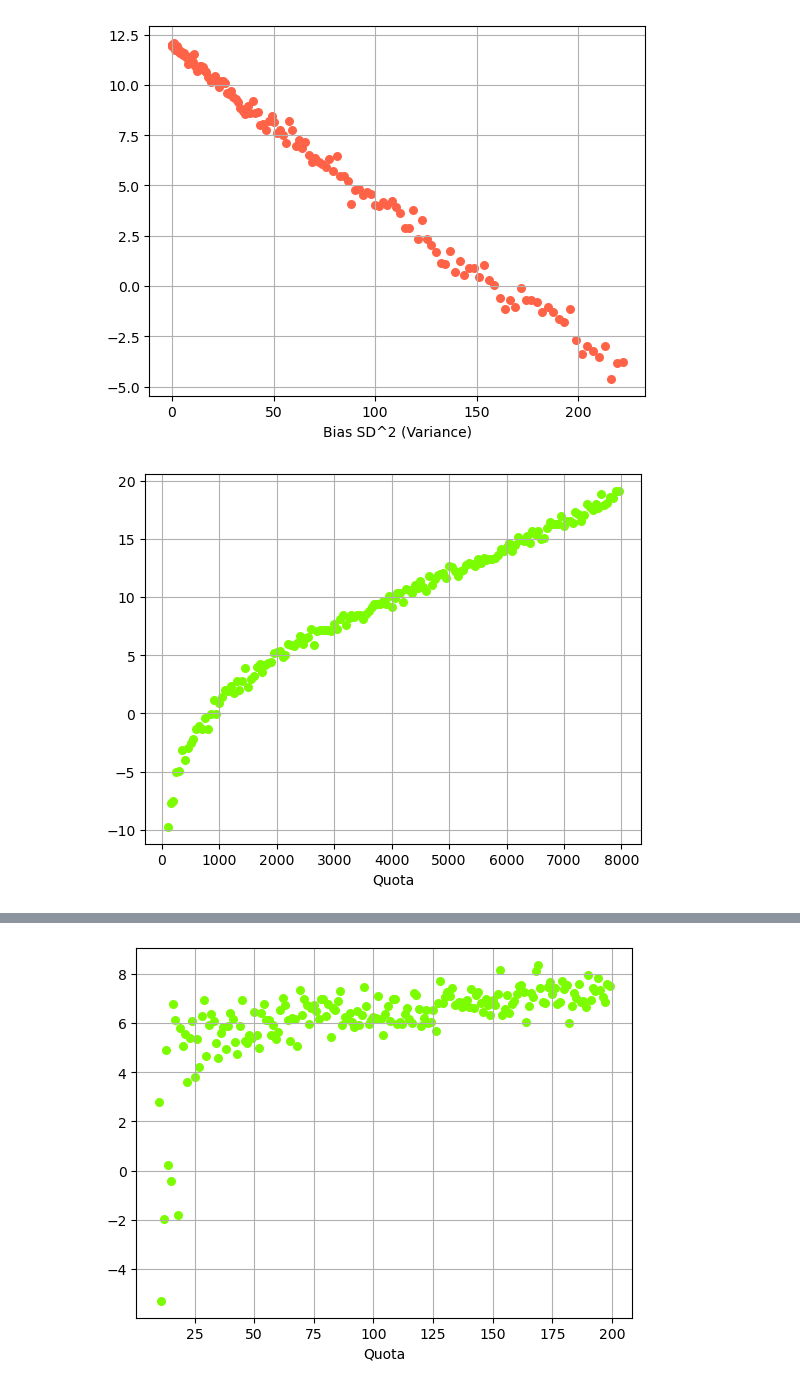
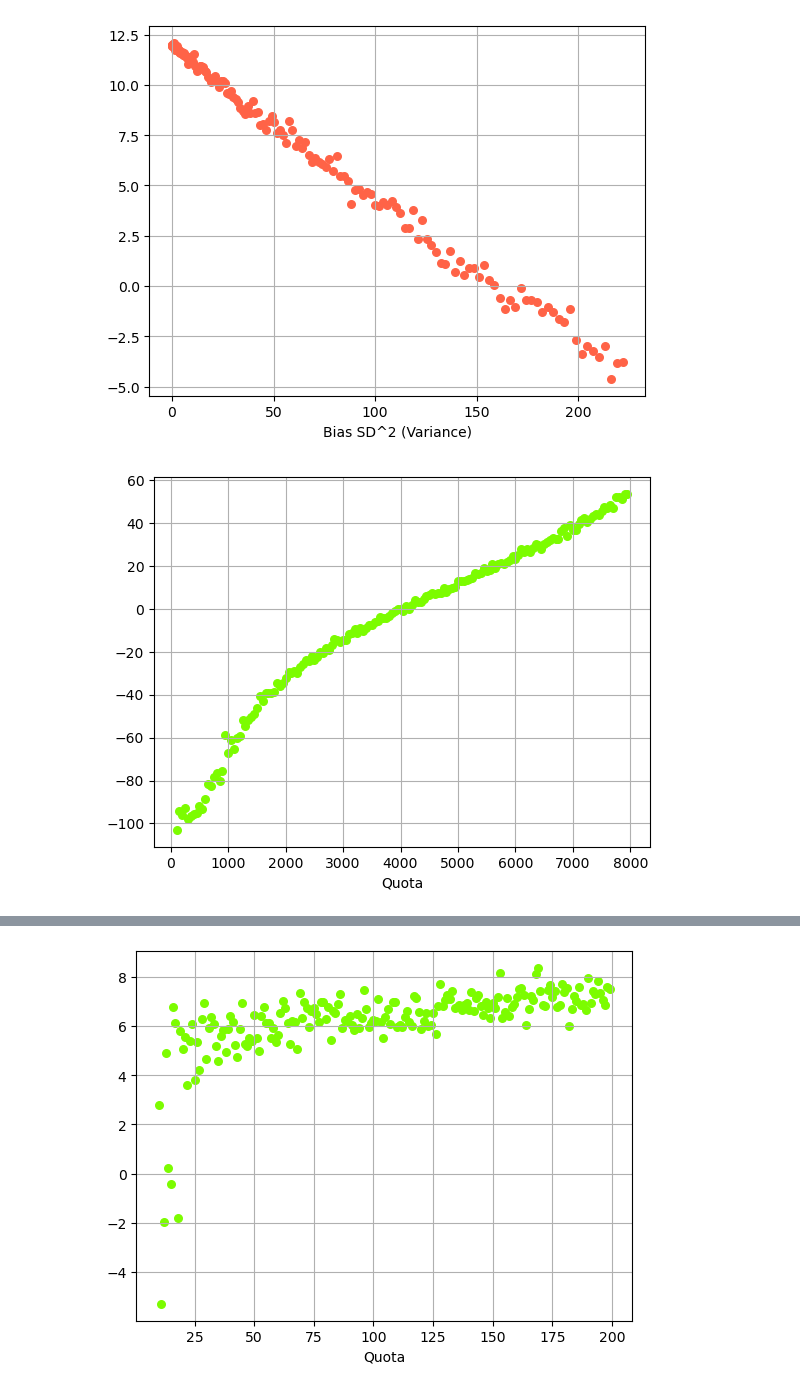
Before and after one commit to sam8457/aa-sim, a Jupyter notebook: aa-sim-optimal-points-testing.ipynb, the cells around one changed output, grey strips where cells are left out. Cells and saved outputs as stored; diff of their text form; code cells hidden in the pictures.

```diff
--- a/aa-sim-optimal-points-testing.ipynb
+++ b/aa-sim-optimal-points-testing.ipynb
@@ -223,35 +223,35 @@ plt.show()
 # %%
 # Vary Quota
 
 vars = {
     'rng':[np.random.default_rng(8222024112)],
     'num_applicants':[10_000],
     'b_rate':[0.5],
     'quota':np.arange(100,8000,50),
     'bias_avg':[12],
-    'bias_sd':[12], # change back to 6
+    'bias_sd':[36], # change back to 6 later
 
-    'lower_bound':[-30],
-    'upper_bound':[30],
-    'increment':[1],
-    'digits':[2],
-    'num_rounds':[10]
+    'lower_bound':[-100], # change back to 30 later
+    'upper_bound':[60],
+    'increment':[10],
+    'digits':[3],
+    'num_rounds':[10] # try again with 100
 }
 
 results = vary_sim_across(vars)
 
 quota = results.transpose()[3]
 optimal_values = results.transpose()[11]
 
 colors = 'lawngreen'
 area = 30
 
 plt.grid()
 plt.scatter(quota, optimal_values, s=area, c=colors, alpha=1)
 plt.xlabel('Quota')
 plt.show()
 # %% [output]
-[figure, old version]
+[figure, new version]
 # %%
 sqrt_quota = [n**0.5 for n in quota]
 
```
Also changed, not shown: parts of 3 cells of this notebook.
